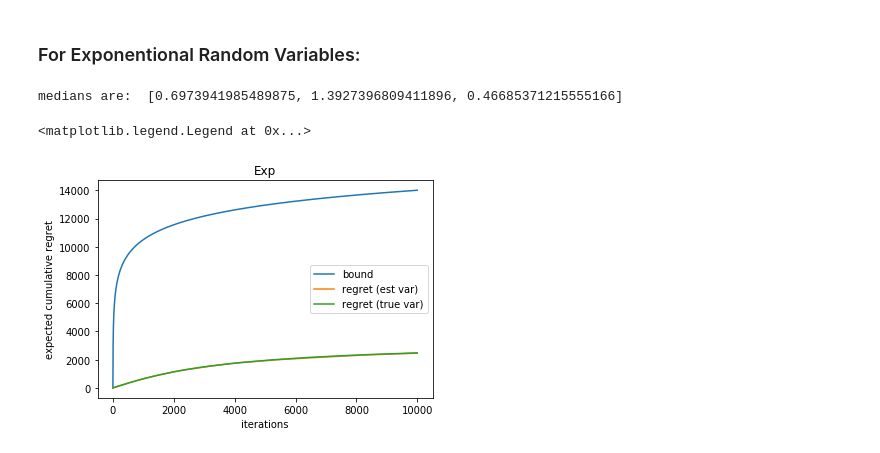
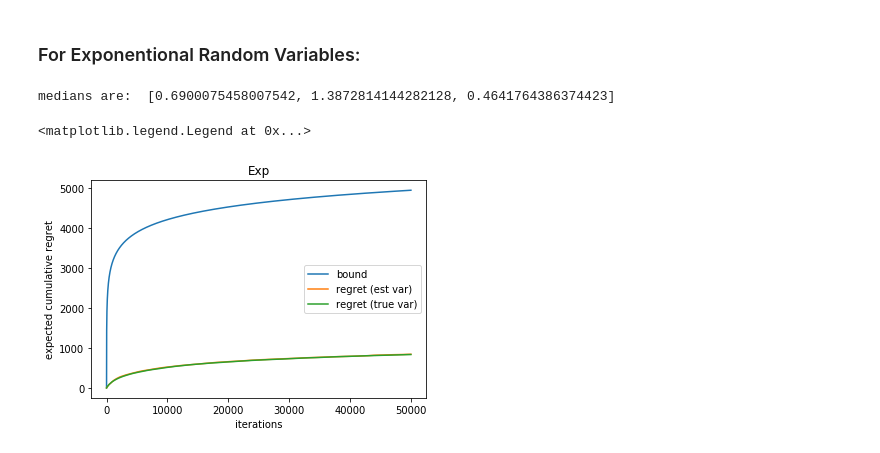
Before and after one commit to chengsoonong/eheye, a Jupyter notebook: QuantUCB/ucb_order_statistics.ipynb, the cells around one changed output. Drawn from its saved outputs; the diff is of its cells as text; code cells hidden in the pictures.

```diff
--- a/QuantUCB/ucb_order_statistics.ipynb
+++ b/QuantUCB/ucb_order_statistics.ipynb
@@ -109,7 +139,7 @@ class Exp_Environment():
         return np.random.exponential(self.scale, self.size)
 # %%
 
-num_rounds = 10000
+num_rounds = 50000
 num_exper = 50
 
 num_arms = 3
@@ -125,7 +155,7 @@ print('medians are: ', medians)
 
 best_arm = np.argmax(medians)
 # %% [output]
-medians are:  [0.6973941985489875, 1.3927396809411896, 0.46685371215555166]
+medians are:  [0.6900075458007542, 1.3872814144282128, 0.4641764386374423]
 # %%
 # use estimate variance
 
@@ -136,7 +166,7 @@ for i in range(num_exper):
     regrets.append(agent.play())
 
 np.asarray(regrets).reshape((num_exper, num_rounds-3))
-expected_regrets_est_var = np.mean(regrets, axis = 0)
+expected_regrets_est_var_exp = np.mean(regrets, axis = 0)
 # %%
 # use true variance
 
@@ -147,7 +177,7 @@ for i in range(num_exper):
     regrets.append(agent.play())
 
 np.asarray(regrets).reshape((num_exper, num_rounds-3))
-expected_regrets_true_var = np.mean(regrets, axis = 0)
+expected_regrets_true_var_exp = np.mean(regrets, axis = 0)
 # %%
 def bound(num_arm, num_round, medians):
     bound = 0
@@ -155,9 +185,9 @@ def bound(num_arm, num_round, medians):
     for i in range(num_arm):
         theta = 1.0/scales[i]
         delta = medians[best_arm] - medians[i]
-        beta = 32 * theta * np.log(num_round) * (theta + delta * np.log(2))
+        beta = 32 * np.log(num_round) * (1 + delta * theta)
         if i != best_arm:
-            bound += (np.sqrt(beta) +4 * theta * np.sqrt(2 * np.log(num_round)))**2/ (delta**2 * np.log(2) ** 2)
+            bound += (np.sqrt(beta) + 4 * np.sqrt(2 * np.log(num_round)))**2/ (delta**2 * theta ** 2)
         bound+= (1+ np.pi**2/3) * delta
     return bound
 
@@ -166,13 +196,13 @@ for i in range(1, num_rounds):
     bounds.append(bound(num_arms, i, medians))
 # %%
 plt.plot(bounds, label = 'bound')
-plt.plot(expected_regrets_est_var, label = 'regret (est var)')
-plt.plot(expected_regrets_true_var, label = 'regret (true var)')
+plt.plot(expected_regrets_est_var_exp, label = 'regret (est var)')
+plt.plot(expected_regrets_true_var_exp, label = 'regret (true var)')
 plt.xlabel('iterations')
 plt.ylabel('expected cumulative regret')
 plt.title('Exp')
 plt.legend()
 #plt.savefig('ucb_orderstat_exp_estimate_variance.png')
 # %% [output]
 <matplotlib.legend.Legend at 0x...>
-[figure, old version]
+[figure, new version]
```
Also changed, not shown: parts of 6 cells of this notebook.
